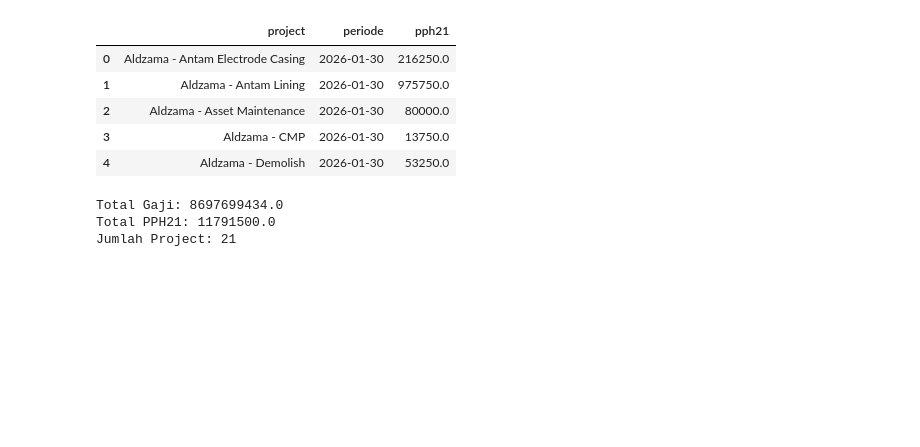
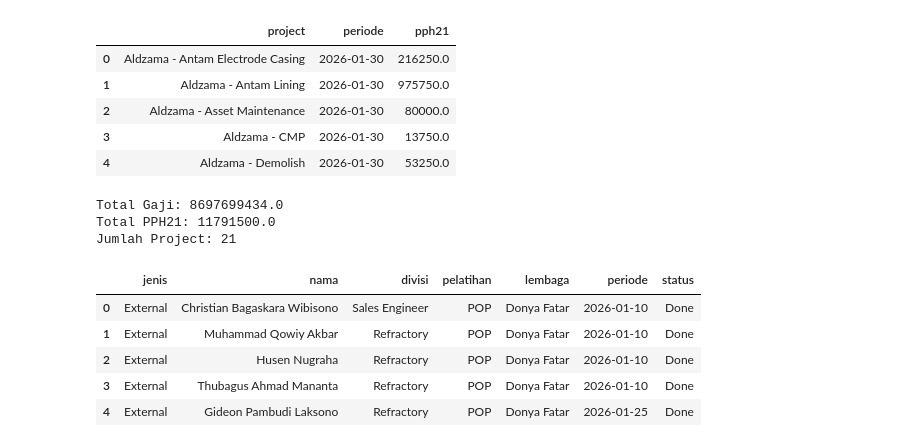
Before and after one commit to AryaaaSyaifuddin/Data-HR-for-Dashboard, a Jupyter notebook: test_data.ipynb, the cells around one changed output. Drawn from its saved outputs; the diff is of its cells as text; code cells hidden in the pictures; blank space fills up the shorter version.

```diff
--- a/test_data.ipynb
+++ b/test_data.ipynb
@@ -216,3 +216,30 @@ print("Jumlah Project:", jumlah_project)
 Total Gaji: 8697699434.0
 Total PPH21: 11791500.0
 Jumlah Project: 21
+# %%
+FILE_PATH = "DATA DASHBOARD HRD PT ALDZAMA.xlsx"
+
+df = pd.read_excel(
+    FILE_PATH,
+    sheet_name="INTERNAL & EXTERNAL TRAINING FE",
+    usecols="B:H"
+)
+
+df.columns = [
+    "jenis",
+    "nama",
+    "divisi",
+    "pelatihan",
+    "lembaga",
+    "periode",
+    "status"
+]
+
+df.head()
+# %% [output]
+|  | jenis | nama | divisi | pelatihan | lembaga | periode | status |
+| 0 | External | Christian Bagaskara Wibisono | Sales Engineer | POP | Donya Fatar | 2026-01-10 | Done |
+| 1 | External | Muhammad Qowiy Akbar | Refractory | POP | Donya Fatar | 2026-01-10 | Done |
+| 2 | External | Husen Nugraha | Refractory | POP | Donya Fatar | 2026-01-10 | Done |
+| 3 | External | Thubagus Ahmad Mananta | Refractory | POP | Donya Fatar | 2026-01-10 | Done |
+| 4 | External | Gideon Pambudi Laksono | Refractory | POP | Donya Fatar | 2026-01-25 | Done |
```
Also changed, not shown: parts of 2 cells of this notebook, 1 other file.
